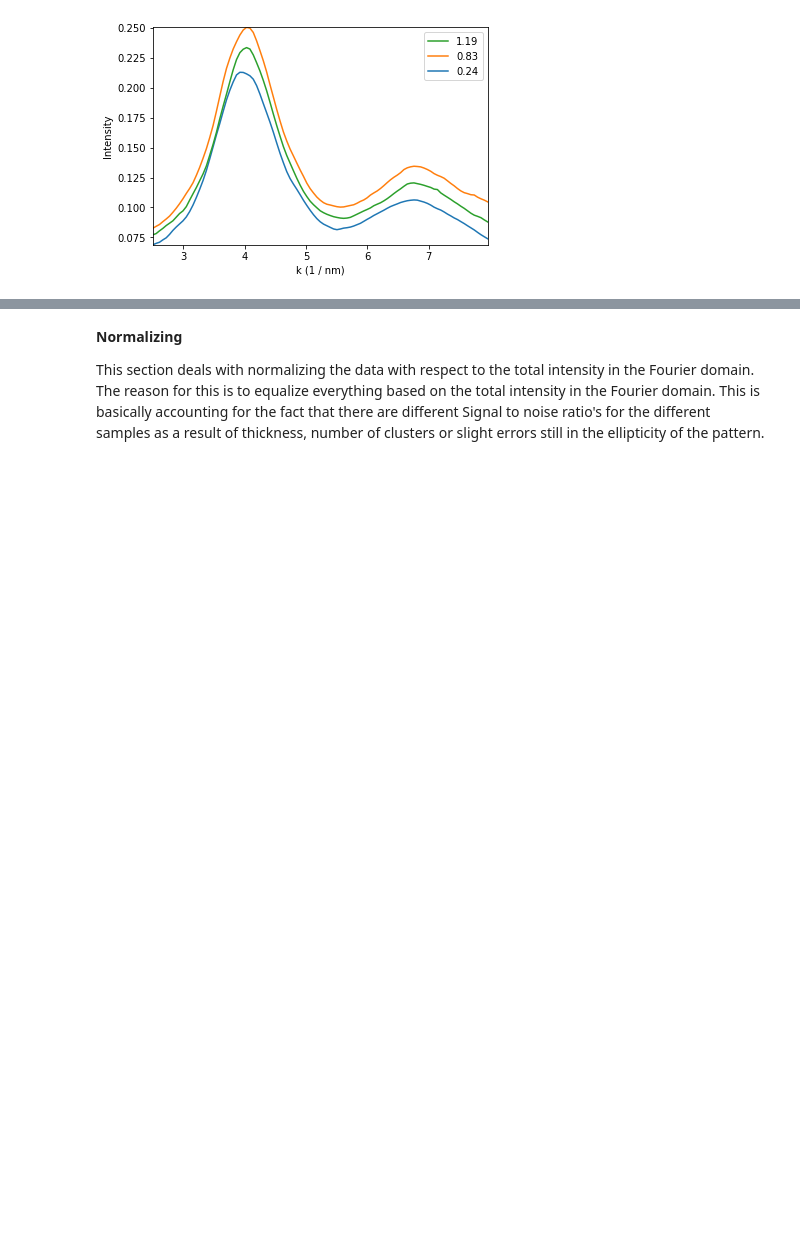
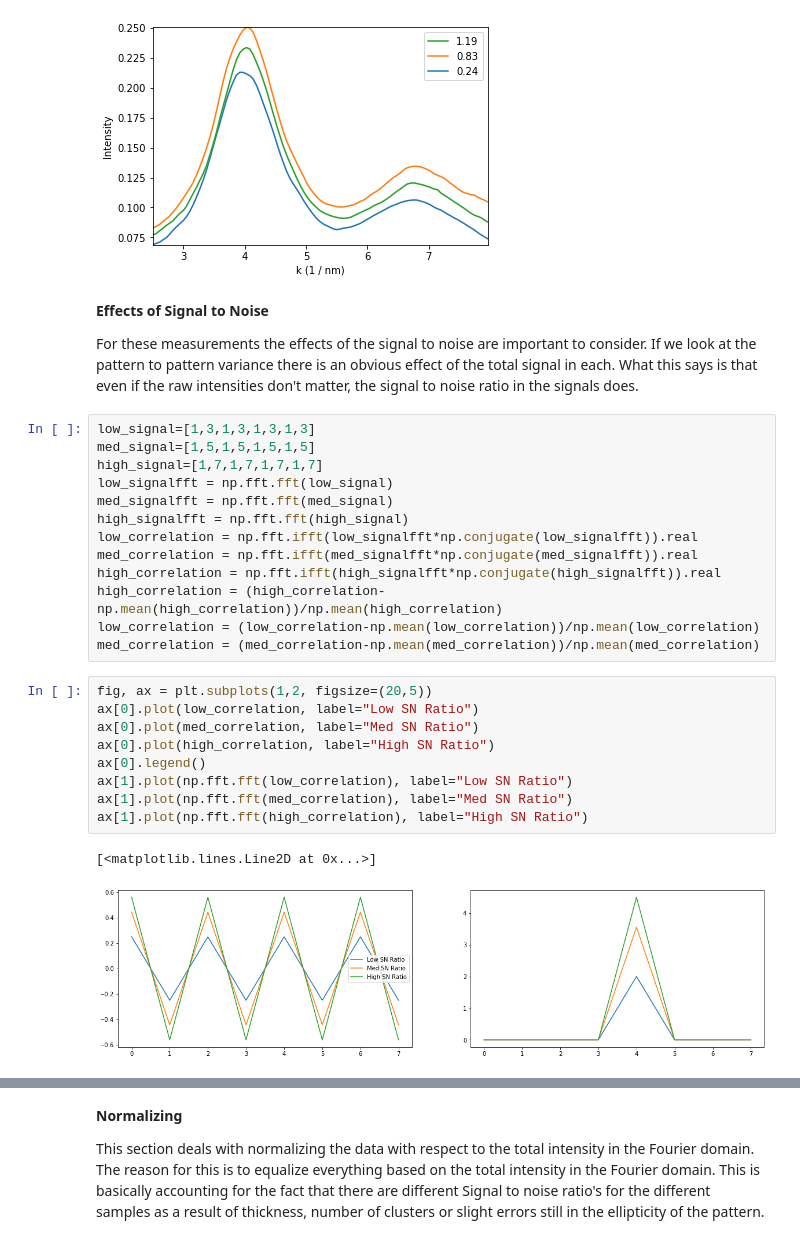
Before and after one commit to CSSFrancis/Analysis, a Jupyter notebook: CuZrAl_DepositionRateStructualAnalysis-2020-05-29.ipynb, the cells around one changed output, grey strips where cells are left out. Cells and saved outputs as stored; diff of their text form; blank space fills up the shorter version.

```diff
--- a/CuZrAl_DepositionRateStructualAnalysis-2020-05-29.ipynb
+++ b/CuZrAl_DepositionRateStructualAnalysis-2020-05-29.ipynb
@@ -205,3 +202,32 @@ hs.plot.plot_spectra([ang24.isig[0,:].mean(),
 # %% [output]
 <matplotlib.axes._subplots.AxesSubplot at 0x...>
 [figure]
+# %% [markdown]
+**Effects of Signal to Noise**
+
+For these measurements the effects of the signal to noise are important to consider.  If we look at the pattern to pattern variance there is an obvious effect of the total signal in each.  What this says is that even if the raw intensities don't matter, the signal to noise ratio in the signals does.
+# %%
+low_signal=[1,3,1,3,1,3,1,3]
+med_signal=[1,5,1,5,1,5,1,5]
+high_signal=[1,7,1,7,1,7,1,7]
+low_signalfft = np.fft.fft(low_signal)
+med_signalfft = np.fft.fft(med_signal)
+high_signalfft = np.fft.fft(high_signal)
+low_correlation = np.fft.ifft(low_signalfft*np.conjugate(low_signalfft)).real
+med_correlation = np.fft.ifft(med_signalfft*np.conjugate(med_signalfft)).real
+high_correlation = np.fft.ifft(high_signalfft*np.conjugate(high_signalfft)).real
+high_correlation = (high_correlation-np.mean(high_correlation))/np.mean(high_correlation)
+low_correlation = (low_correlation-np.mean(low_correlation))/np.mean(low_correlation)
+med_correlation = (med_correlation-np.mean(med_correlation))/np.mean(med_correlation)
+# %%
+fig, ax = plt.subplots(1,2, figsize=(20,5))
+ax[0].plot(low_correlation, label="Low SN Ratio")
+ax[0].plot(med_correlation, label="Med SN Ratio")
+ax[0].plot(high_correlation, label="High SN Ratio")
+ax[0].legend()
+ax[1].plot(np.fft.fft(low_correlation), label="Low SN Ratio")
+ax[1].plot(np.fft.fft(med_correlation), label="Med SN Ratio")
+ax[1].plot(np.fft.fft(high_correlation), label="High SN Ratio")
+# %% [output]
+[<matplotlib.lines.Line2D at 0x...>]
+[figure, added]
```
Also changed, not shown: parts of 7 cells of this notebook.
